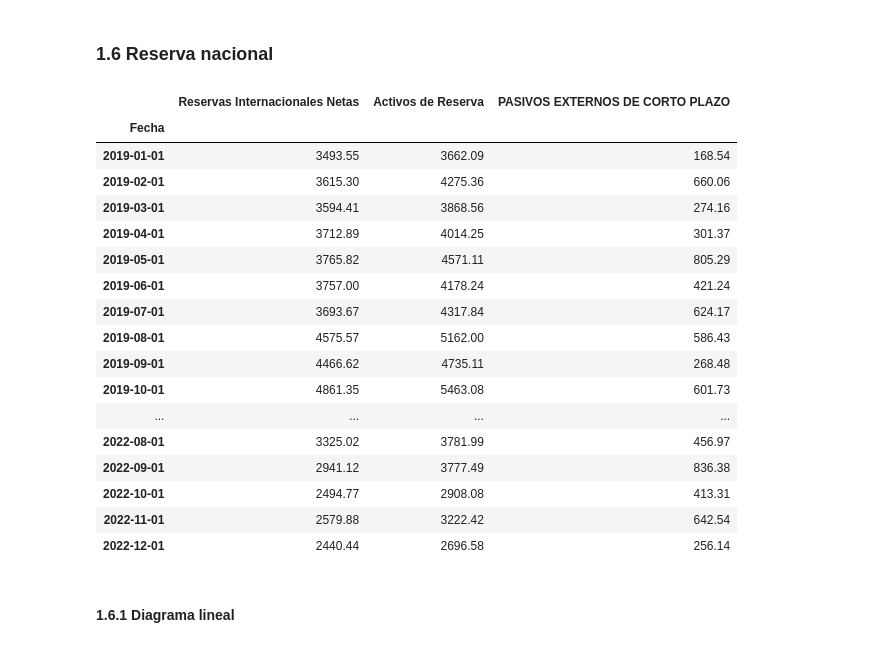
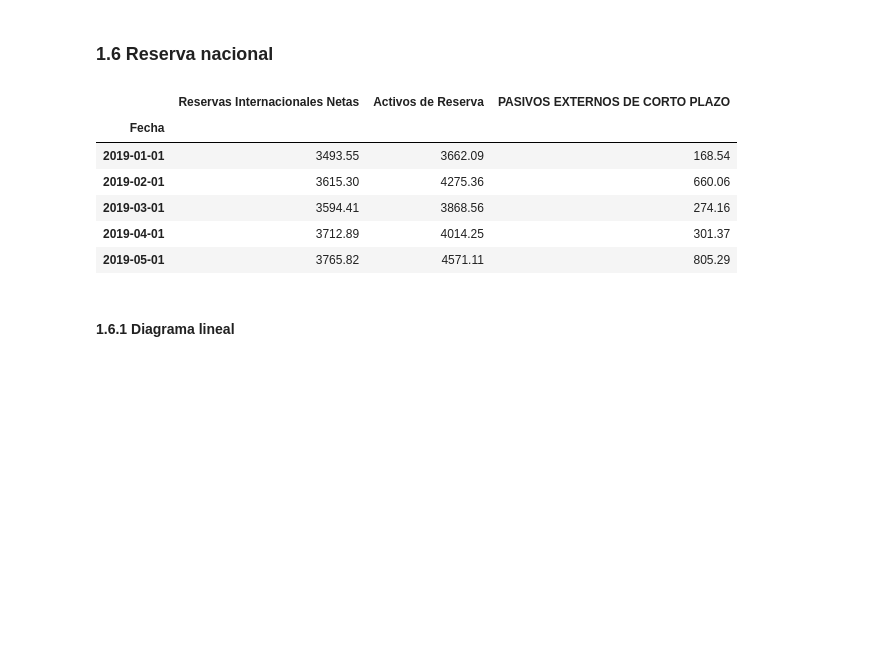
Before and after one commit to JosueRodriguezSams/CriptoSV---Samsung, a Jupyter notebook: Analisis_impacto_del_bitcoin.ipynb, the cells around one changed output. Cells and saved outputs as stored; diff of their text form; code cells hidden in the pictures; blank space fills up the shorter version.

```diff
--- a/Analisis_impacto_del_bitcoin.ipynb
+++ b/Analisis_impacto_del_bitcoin.ipynb
@@ -299,42 +280,31 @@ plt.show()
 # %%
 import pandas as pd
 btc_file_path = "Datos_bitcoin/Reservas_BCR/Reservas_Internacionales_Netas_BCR.csv"
 csv = pd.read_csv(btc_file_path, sep=",")
 df_reserva = pd.DataFrame(csv)
 
 df_reserva.drop(index=[0,1,6], axis=0, inplace=True)
 df_reserva.columns = df_reserva.iloc[0]
 df_reserva.drop(index=2, axis=0, inplace=True)
 df_reserva = df_reserva.T
 df_reserva.columns = df_reserva.iloc[0]
 df_reserva.drop(index=['Concepto'],inplace=True)
 df_reserva.to_csv('Datos_bitcoin/Reservas_BCR/reservasinternacionales.csv')
 df_reserva2 = pd.read_csv('Datos_bitcoin/Reservas_BCR/reservasinternacionales.csv') #dataframe ya procesado
 
 df_reserva2.index = df_reserva2["2"]
 df_reserva2.drop("2", axis=1, inplace=True)
 df_reserva2.index.name = "Fecha"
 df_reserva2.index = pd.to_datetime(df_reserva2.index)
-df_reserva2
+df_reserva2.head()
 # %% [output]
 |  | Reservas Internacionales Netas | Activos de Reserva | PASIVOS EXTERNOS DE CORTO PLAZO |
 | Fecha |  |  |  |
 | 2019-01-01 | 3493.55 | 3662.09 | 168.54 |
 | 2019-02-01 | 3615.30 | 4275.36 | 660.06 |
 | 2019-03-01 | 3594.41 | 3868.56 | 274.16 |
 | 2019-04-01 | 3712.89 | 4014.25 | 301.37 |
 | 2019-05-01 | 3765.82 | 4571.11 | 805.29 |
-| 2019-06-01 | 3757.00 | 4178.24 | 421.24 |
-| 2019-07-01 | 3693.67 | 4317.84 | 624.17 |
-| 2019-08-01 | 4575.57 | 5162.00 | 586.43 |
-| 2019-09-01 | 4466.62 | 4735.11 | 268.48 |
-| 2019-10-01 | 4861.35 | 5463.08 | 601.73 |
-| ... | ... | ... | ... |
-| 2022-08-01 | 3325.02 | 3781.99 | 456.97 |
-| 2022-09-01 | 2941.12 | 3777.49 | 836.38 |
-| 2022-10-01 | 2494.77 | 2908.08 | 413.31 |
-| 2022-11-01 | 2579.88 | 3222.42 | 642.54 |
-| 2022-12-01 | 2440.44 | 2696.58 | 256.14 |
 # %% [markdown]
 #### 1.6.1 Diagrama lineal
 # %%
```
Also changed, not shown: parts of 4 cells of this notebook.
